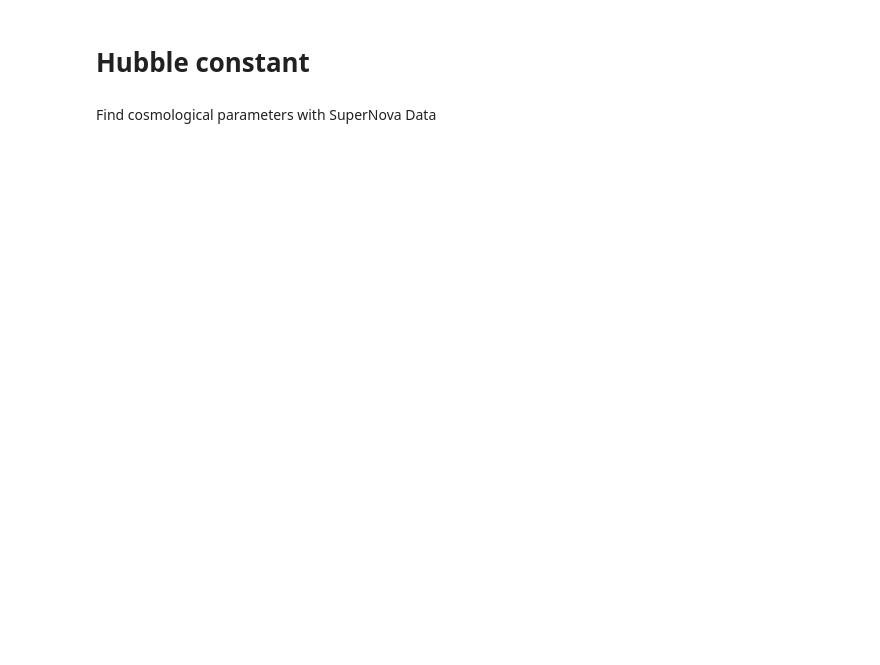
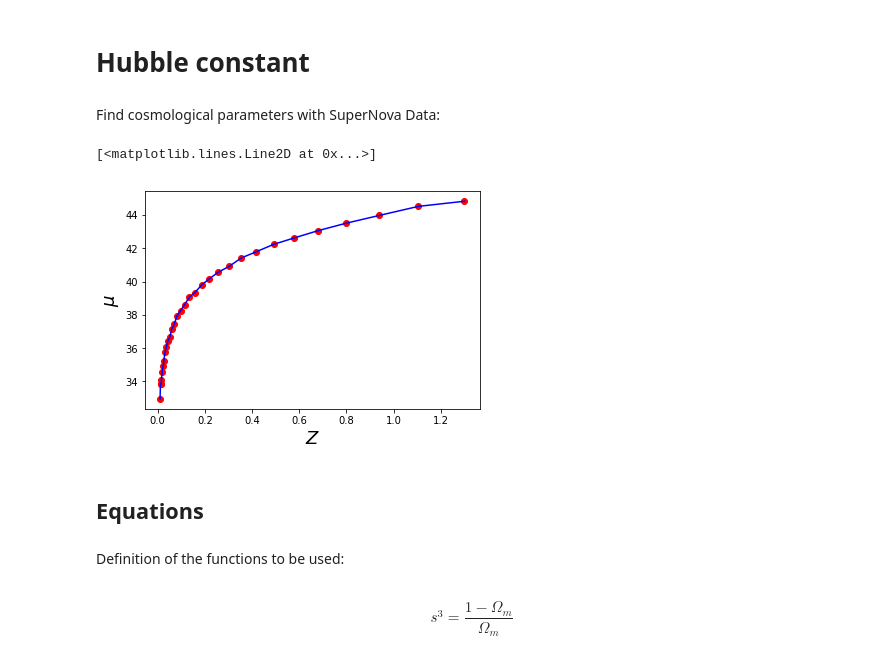
Before and after one commit to CosmoStats/cosmostats2018-Oscar2401, a Jupyter notebook: Sep/Ejercicio_1/Hobble.ipynb, the cells around one changed output. Saved outputs shown, nothing was run; the diff lists cells and outputs as text; code cells hidden in the pictures; blank space fills up the shorter version.

```diff
--- a/Sep/Ejercicio_1/Hobble.ipynb
+++ b/Sep/Ejercicio_1/Hobble.ipynb
@@ -1,7 +1,7 @@
 # %% [markdown]
 # Hubble constant
 # %% [markdown]
-Find cosmological parameters with SuperNova Data
+Find cosmological parameters with SuperNova Data:
 # %%
 #librerias a usar
 import matplotlib. pyplot as plt
@@ -21,6 +21,15 @@ tb2=np.loadtxt('jla_mub.txt')
 # divido los datos de jla_mub.txt en dos arrelgos z y mu
 z=tb2[:,0]
 mu=tb2[:,1]
+# %%
+#Grafica de los datos de "jla_mub.txt"
+plt.xlabel('$Z$',fontsize = 18)
+plt.ylabel('$\mu$',fontsize = 18)
+plt.plot(z,mu, 'ro')
+plt.plot(z,mu, 'b-')
+# %% [output]
+[<matplotlib.lines.Line2D at 0x...>]
+[figure, added]
 # %%
 #arreglo los datos de jla_mud_covmatrix.dat en una matriz de 31x31
 covmatrix=[]
@@ -34,6 +43,14 @@ for i in range(31):
 var=[]
 for i in range(31):
     var.append(covmatrix[i][i])
+# %% [markdown]
+## Equations
+# %% [markdown]
+Definition of the functions to be used:
+# %% [markdown]
+\begin{equation}
+s^3=\frac{1-\Omega_m}{\Omega_m}
+\end{equation}
 # %%
 def sss(omg):
     return pow((1-omg)/omg,(1/3))
```
Also changed, not shown: parts of 11 cells of this notebook, 5 other files.
